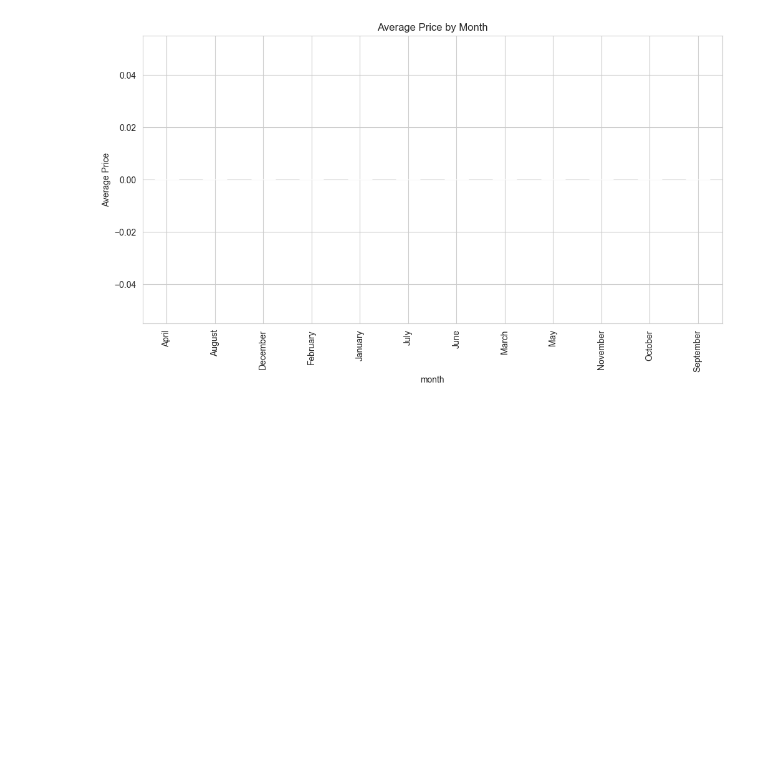
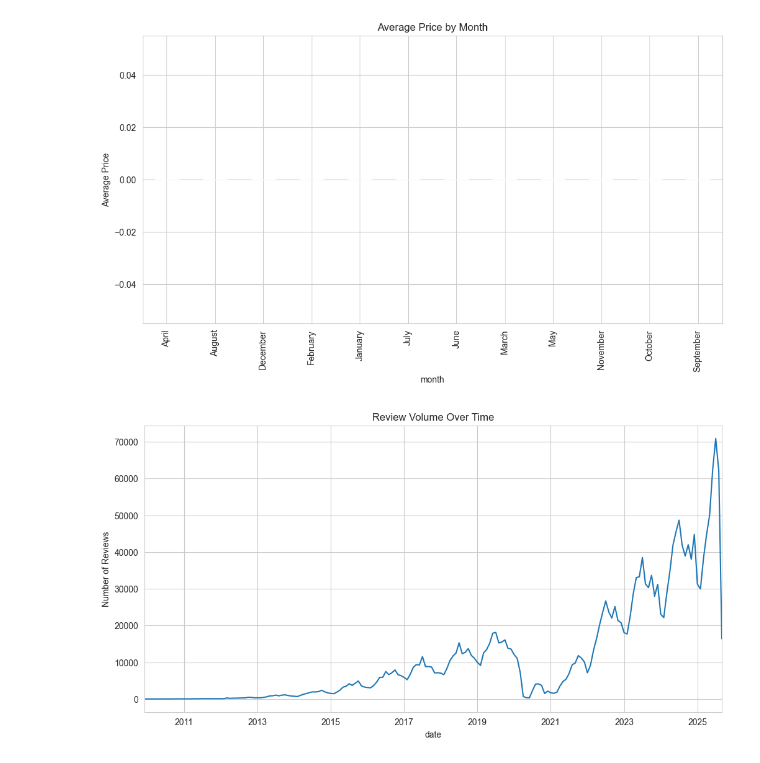
Before and after one commit to FathimaNafra/airbnb-data-engineering-project, a Jupyter notebook: notebooks/eda.ipynb, the cells around one changed output. Saved outputs shown, nothing was run; the diff lists cells and outputs as text; code cells hidden in the pictures; blank space fills up the shorter version.

Commit message:
Analyze review volume trends

```diff
--- a/notebooks/eda.ipynb
+++ b/notebooks/eda.ipynb
@@ -374,3 +374,40 @@ plt.ylabel("Average Price")
 plt.show()
 # %% [output]
 [figure]
+# %%
+#4.3.2 Review Volume Trends
+#Load Reviews
+reviews = pd.read_csv(
+    "../data/raw/London/reviews.csv"
+)
+
+reviews["date"] = pd.to_datetime(
+    reviews["date"]
+)
+# %%
+#Monthly Reviews
+monthly_reviews = (
+    reviews
+    .groupby(
+        reviews["date"]
+        .dt.to_period("M")
+    )
+    .size()
+)
+# %%
+#Plot
+plt.figure(figsize=(12,6))
+
+monthly_reviews.plot()
+
+plt.title(
+    "Review Volume Over Time"
+)
+
+plt.ylabel(
+    "Number of Reviews"
+)
+
+plt.show()
+# %% [output]
+[figure, added]
```
